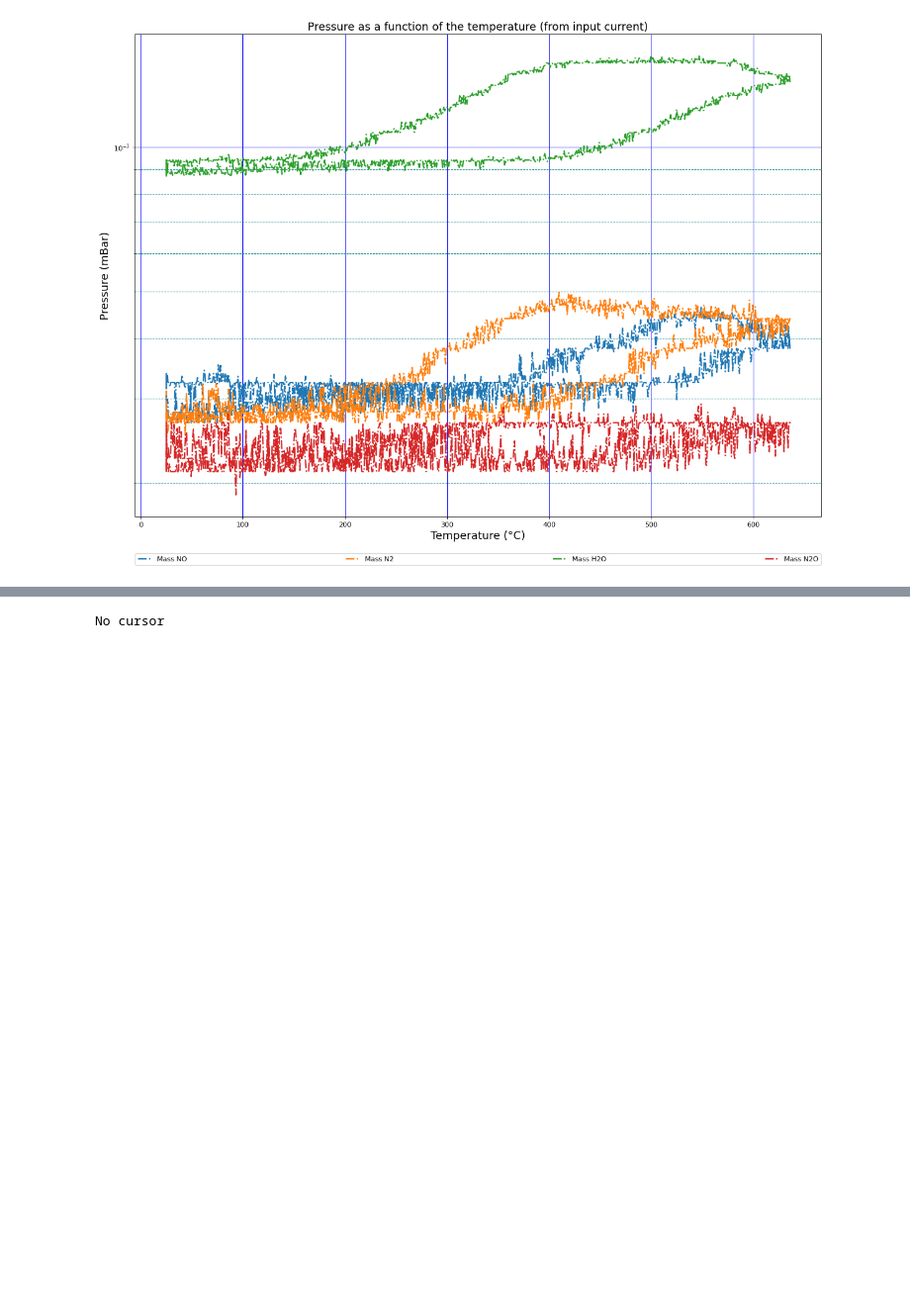
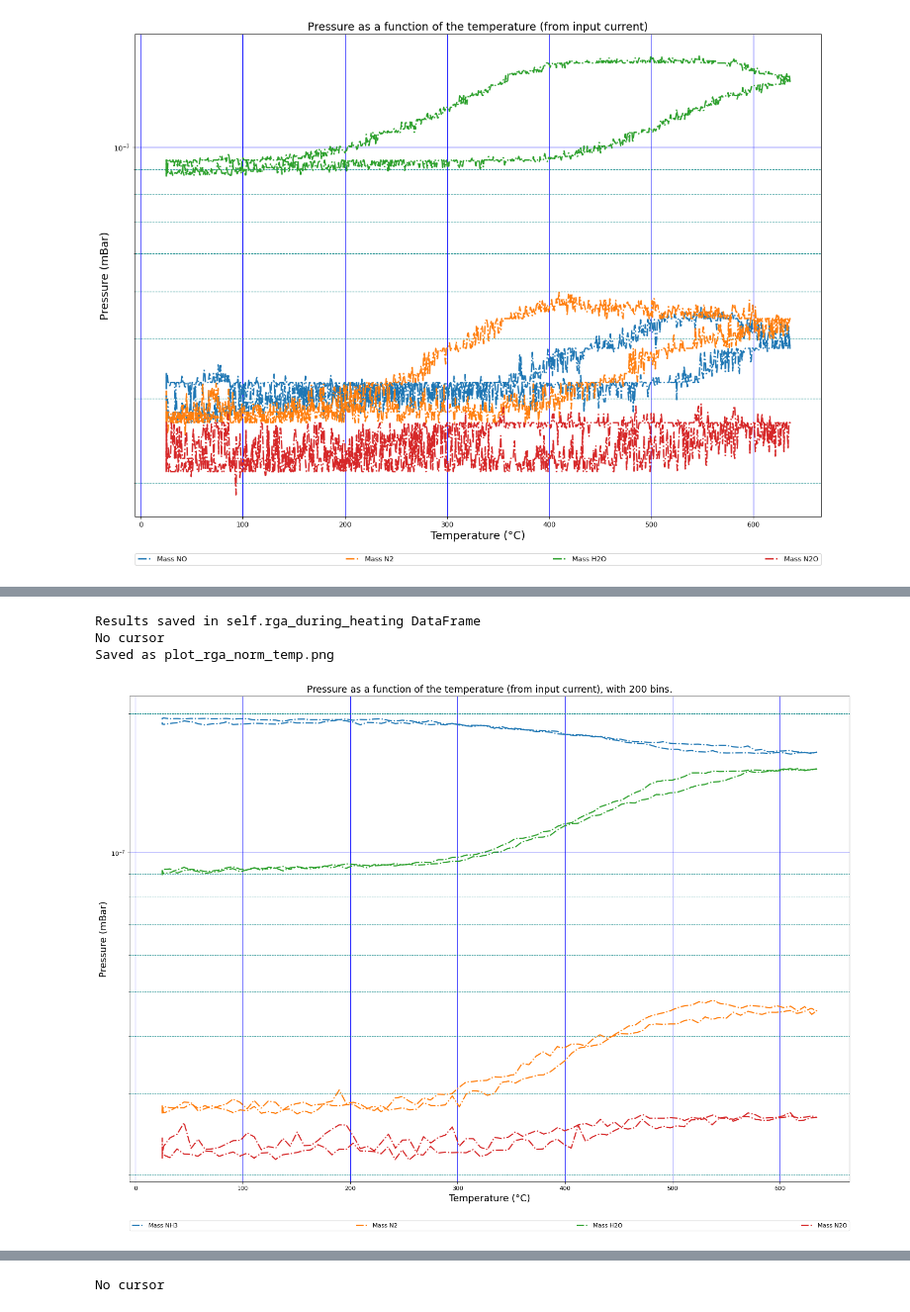
Before and after one commit to DSimonne/PhDScripts, a Jupyter notebook: test_reactor_cell/20-01-data.ipynb, the cells around one changed output, grey strips where cells are left out. Shown at 99% size. Cells and saved outputs as stored; diff of their text form; code cells hidden in the pictures; blank space fills up the shorter version.

```diff
--- a/test_reactor_cell/20-01-data.ipynb
+++ b/test_reactor_cell/20-01-data.ipynb
@@ -214,3 +275,21 @@ No cursor
+# %%
+# binned data
+
+XCAT_data_1.plot_rga_norm_temp(
+    amp_final = 1.8,
+    nb_points = 100,
+    delta_time = 10,
+    start_heating = 300 + 128 - 34 + 180,
+    plotted_columns = ['NH3', 'N2', "H2O", "N2O"],
+    binning = True,
+    bins_nb = 200,
+    save = True
+)
+# %% [output]
+Results saved in self.rga_during_heating DataFrame
+No cursor
+Saved as plot_rga_norm_temp.png
+[figure, added]
 # %%
 # binned data
 
```
Also changed, not shown: parts of 8 cells of this notebook, 24 other files.
